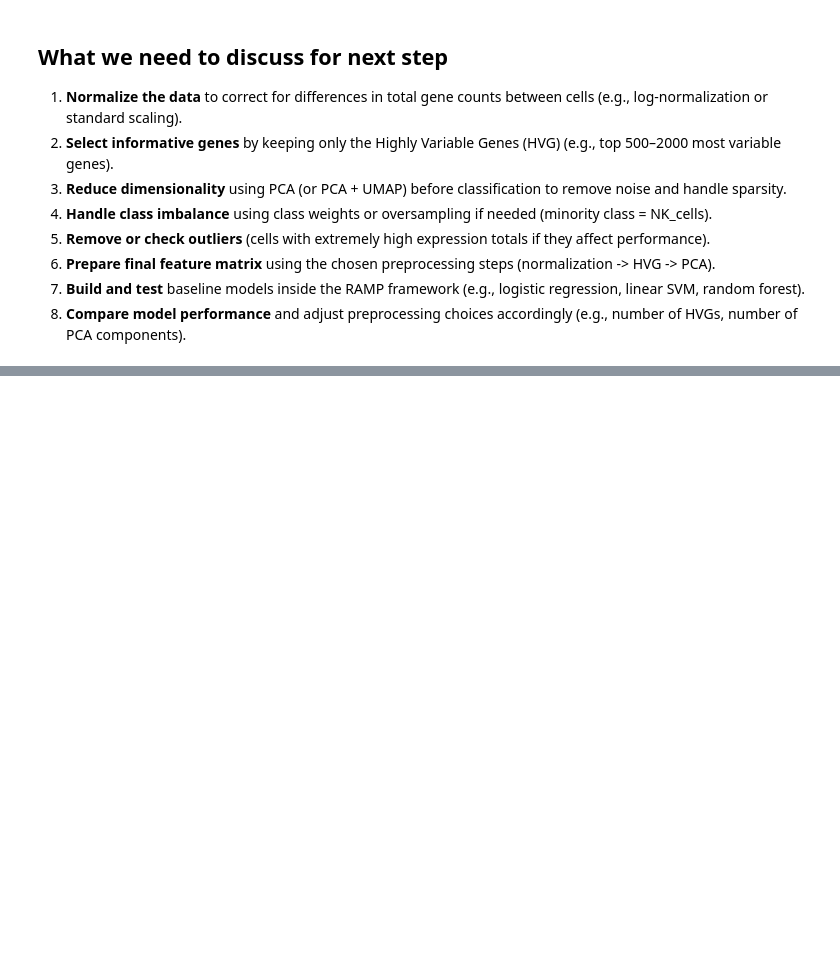
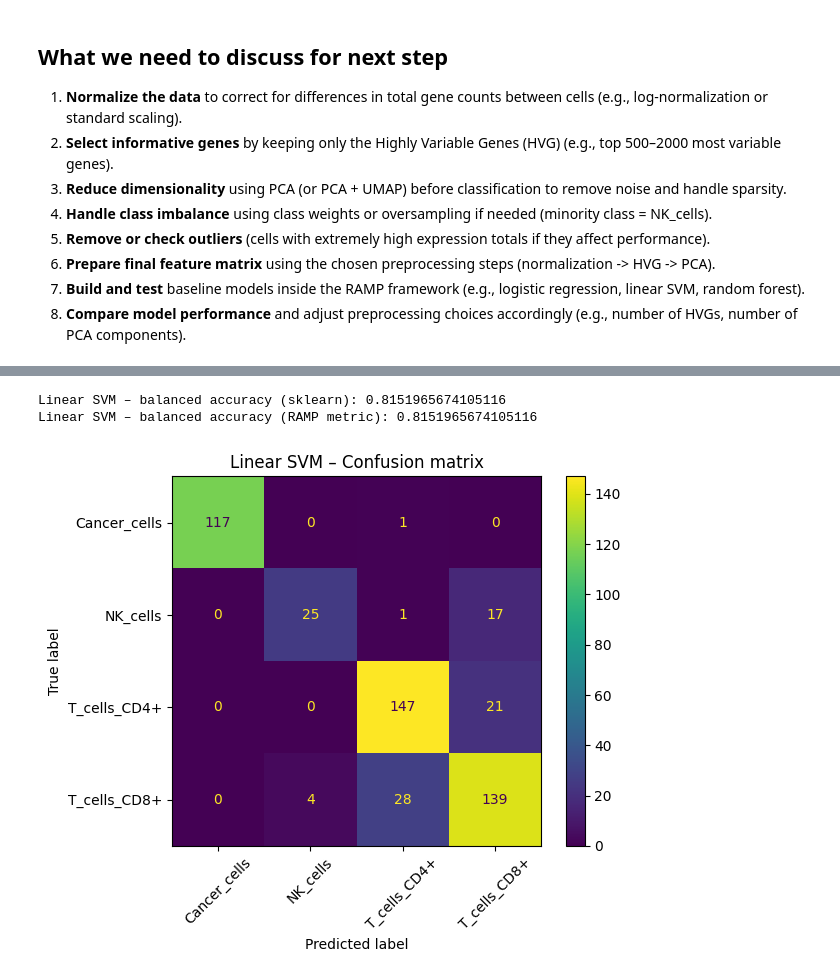
Before and after one commit to DataCampDS/scmark-classification-data-shinobi, a Jupyter notebook: exploratory_data_analysis.ipynb, the cells around one changed output, grey strips where cells are left out. Cells and saved outputs as stored; diff of their text form; code cells hidden in the pictures; blank space fills up the shorter version.

```diff
--- a/exploratory_data_analysis.ipynb
+++ b/exploratory_data_analysis.ipynb
@@ -289,0 +455,30 @@ The presence of strong correlation confirms that many genes are redundant, reinf
+# %%
+label_names = list(y_train.categories)  # IMPORTANT: no .cat
+label_to_idx = {lab: i for i, lab in enumerate(label_names)}
+# %%
+from sklearn.svm import LinearSVC
+
+svm_clf = LinearSVC(class_weight="balanced", random_state=42)
+svm_clf.fit(X_train_pre, y_train_np)
+
+y_pred_svm = svm_clf.predict(X_test_pre)
+
+ba_sklearn_svm = balanced_accuracy_score(y_test_np, y_pred_svm)
+y_true_idx_svm = np.array([label_to_idx[lab] for lab in y_test_np])
+y_pred_idx_svm = np.array([label_to_idx[lab] for lab in y_pred_svm])
+ba_ramp_svm = BalancedAccuracy()(y_true_idx_svm, y_pred_idx_svm)
+
+print("Linear SVM – balanced accuracy (sklearn):", ba_sklearn_svm)
+print("Linear SVM – balanced accuracy (RAMP metric):", ba_ramp_svm)
+
+cm_svm = confusion_matrix(y_test_np, y_pred_svm, labels=label_names)
+disp_svm = ConfusionMatrixDisplay(confusion_matrix=cm_svm,
+                                  display_labels=label_names)
+disp_svm.plot(values_format="d")
+plt.title("Linear SVM – Confusion matrix")
+plt.xticks(rotation=45)
+plt.show()
+# %% [output]
+Linear SVM – balanced accuracy (sklearn): 0.8151965674105116
+Linear SVM – balanced accuracy (RAMP metric): 0.8151965674105116
+[figure, added]
```
Also changed, not shown: parts of 9 cells of this notebook.
